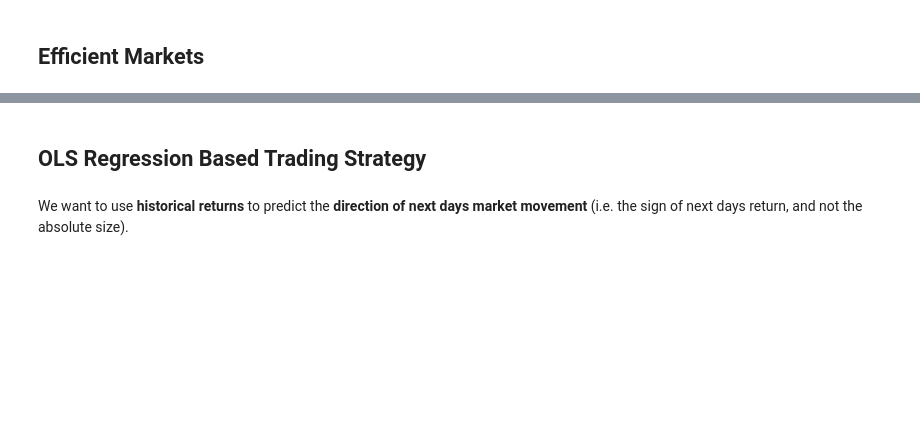
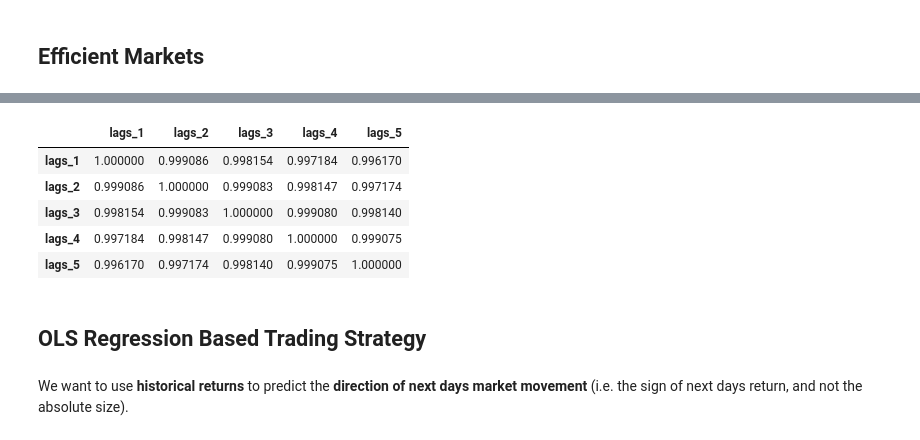
Before and after one commit to Deepa-Nav/Trading_strategy, a Jupyter notebook: Yves_Kilpisch_OLS_Regression_Trading Strategy/1_vectorized_backtesting_OLS.ipynb, the cells around one changed output, grey strips where cells are left out. Drawn from its saved outputs; the diff is of its cells as text; code cells hidden in the pictures; blank space fills up the shorter version.

```diff
--- a/Yves_Kilpisch_OLS_Regression_Trading Strategy/1_vectorized_backtesting_OLS.ipynb
+++ b/Yves_Kilpisch_OLS_Regression_Trading Strategy/1_vectorized_backtesting_OLS.ipynb
@@ -33,3 +125,12 @@ raw['RANDOM'] = 100 + rn.cumsum()
+# %%
+df[cols].corr() # Price data are perfectly correlated
+# %% [output]
+|  | lags_1 | lags_2 | lags_3 | lags_4 | lags_5 |
+| lags_1 | 1.000000 | 0.999086 | 0.998154 | 0.997184 | 0.996170 |
+| lags_2 | 0.999086 | 1.000000 | 0.999083 | 0.998147 | 0.997174 |
+| lags_3 | 0.998154 | 0.999083 | 1.000000 | 0.999080 | 0.998140 |
+| lags_4 | 0.997184 | 0.998147 | 0.999080 | 1.000000 | 0.999075 |
+| lags_5 | 0.996170 | 0.997174 | 0.998140 | 0.999075 | 1.000000 |
 # %% [markdown]
 ## OLS Regression Based Trading Strategy
 # %% [markdown]
```
Also changed, not shown: parts of 13 cells of this notebook.
